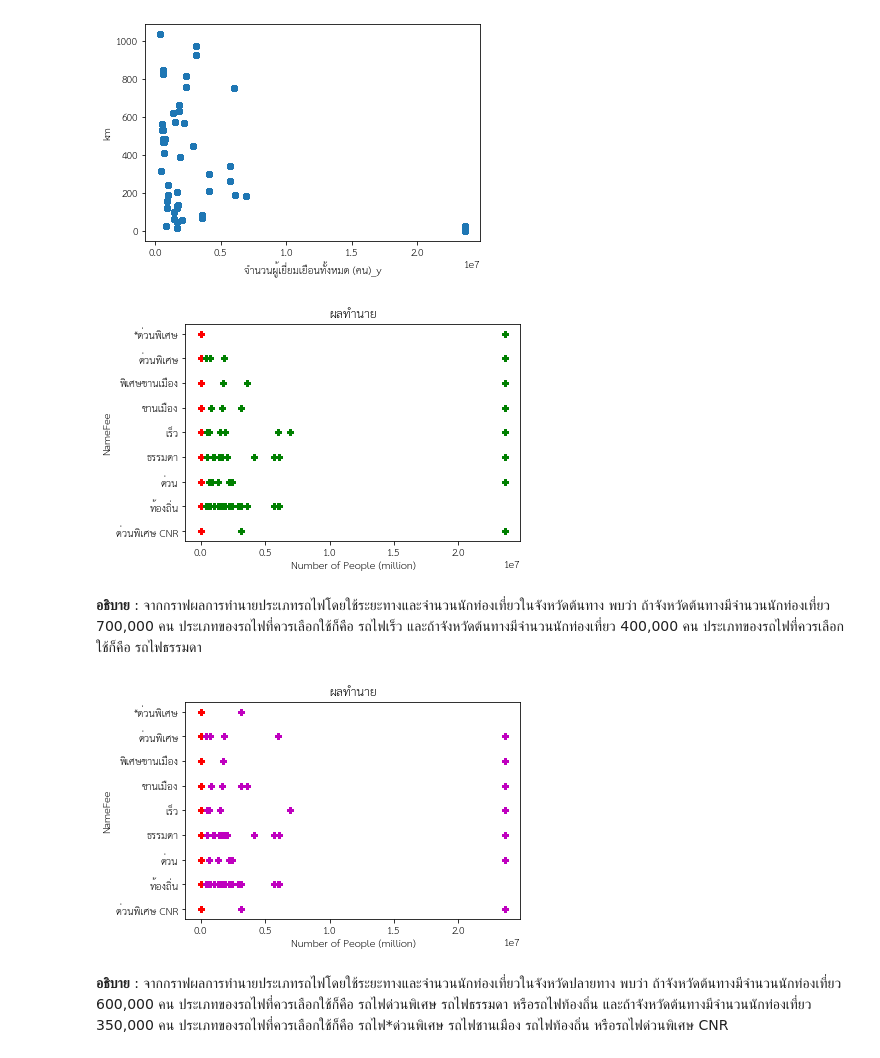
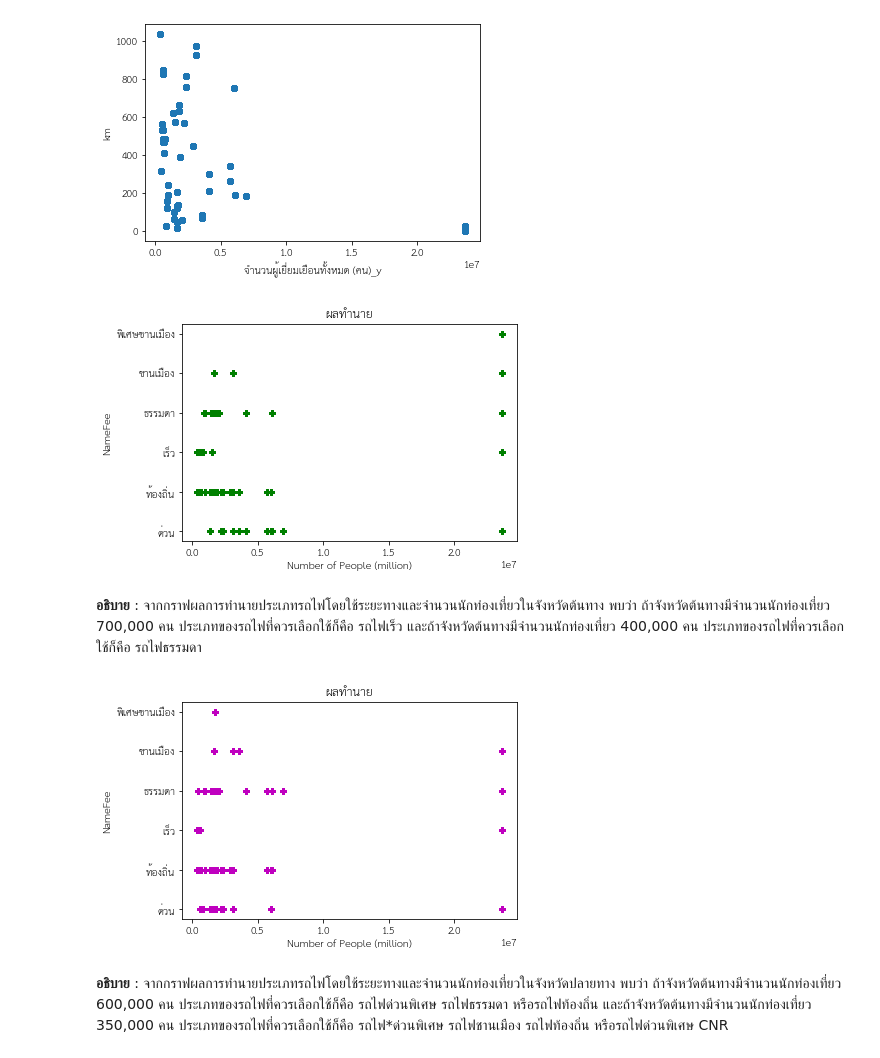
Before and after one commit to ThanikPimpiban/DWDM21, a Jupyter notebook: Project_final.ipynb, the cells around one changed output. Drawn from its saved outputs; the diff is of its cells as text; code cells hidden in the pictures.

```diff
--- a/Project_final.ipynb
+++ b/Project_final.ipynb
@@ -719,3 +720,12 @@ DecisionTreeClassifier(ccp_alpha=0.0, class_weight=None, criterion='gini',
                        min_samples_leaf=1, min_samples_split=2,
                        min_weight_fraction_leaf=0.0, presort='deprecated',
                        random_state=None, splitter='best')
+# %%
+#define
+mytree = DecisionTreeClassifier(max_depth=5,random_state=13)
+#train
+mytree.fit(X_train2,y_train2)
+#test
+mytree_result = mytree.predict(X_val)
+#accuracy_score
+accuracy_score(y_val, mytree_result)
@@ -925,27 +958,25 @@ plt.show()
 # %% [output]
 [figure]
 # %%
-plt.plot(X_test['exact_km'],mytreefinal_result,'Pb',alpha =0.2)  ### plot กราฟทำนายผลเพื่อตอบ Challenge
-plt.plot(X_test['km'], mytreefinal_result,'Pr',alpha = 0.8)
+### plot กราฟทำนายผลเพื่อตอบ Challenge
 plt.plot(X_test['จำนวนผู้เยี่ยมเยือนทั้งหมด (คน)_x'], mytreefinal_result,'Pg',alpha =0.5)
 plt.xlabel('Number of People (million)')
 plt.ylabel('NameFee')
 plt.title('ผลทำนาย')
 plt.show()
 # %% [output]
-[figure, old version]
+[figure, new version]
 # %% [markdown]
 **อธิบาย** : จากกราฟผลการทำนายประเภทรถไฟโดยใช้ระยะทางและจำนวนนักท่องเที่ยวในจังหวัดต้นทาง พบว่า ถ้าจังหวัดต้นทางมีจำนวนนักท่องเที่ยว 700,000 คน ประเภทของรถไฟที่ควรเลือกใช้ก็คือ รถไฟเร็ว และถ้าจังหวัดต้นทางมีจำนวนนักท่องเที่ยว 400,000 คน ประเภทของรถไฟที่ควรเลือกใช้ก็คือ รถไฟธรรมดา
 # %%
-plt.plot(X_test['exact_km'],mytreefinal_result,'Pb',alpha =0.2)  ### plot กราฟทำนายผลเพื่อตอบ Challenge
-plt.plot(X_test['km'], mytreefinal_result,'Pr',alpha = 0.8)
+### plot กราฟทำนายผลเพื่อตอบ Challenge
 plt.plot(X_test['จำนวนผู้เยี่ยมเยือนทั้งหมด (คน)_y'], mytreefinal_result,'Pm',alpha =0.5)
 plt.xlabel('Number of People (million)')
 plt.ylabel('NameFee')
 plt.title('ผลทำนาย')
 plt.show()
 # %% [output]
-[figure, old version]
+[figure, new version]
 # %% [markdown]
 **อธิบาย** : จากกราฟผลการทำนายประเภทรถไฟโดยใช้ระยะทางและจำนวนนักท่องเที่ยวในจังหวัดปลายทาง พบว่า ถ้าจังหวัดต้นทางมีจำนวนนักท่องเที่ยว 600,000 คน ประเภทของรถไฟที่ควรเลือกใช้ก็คือ รถไฟด่วนพิเศษ รถไฟธรรมดา หรือรถไฟท้องถิ่น และถ้าจังหวัดต้นทางมีจำนวนนักท่องเที่ยว 350,000 คน ประเภทของรถไฟที่ควรเลือกใช้ก็คือ รถไฟ*ด่วนพิเศษ รถไฟชานเมือง รถไฟท้องถิ่น หรือรถไฟด่วนพิเศษ CNR
 # %% [markdown]
```
Also changed, not shown: parts of 11 cells of this notebook.
